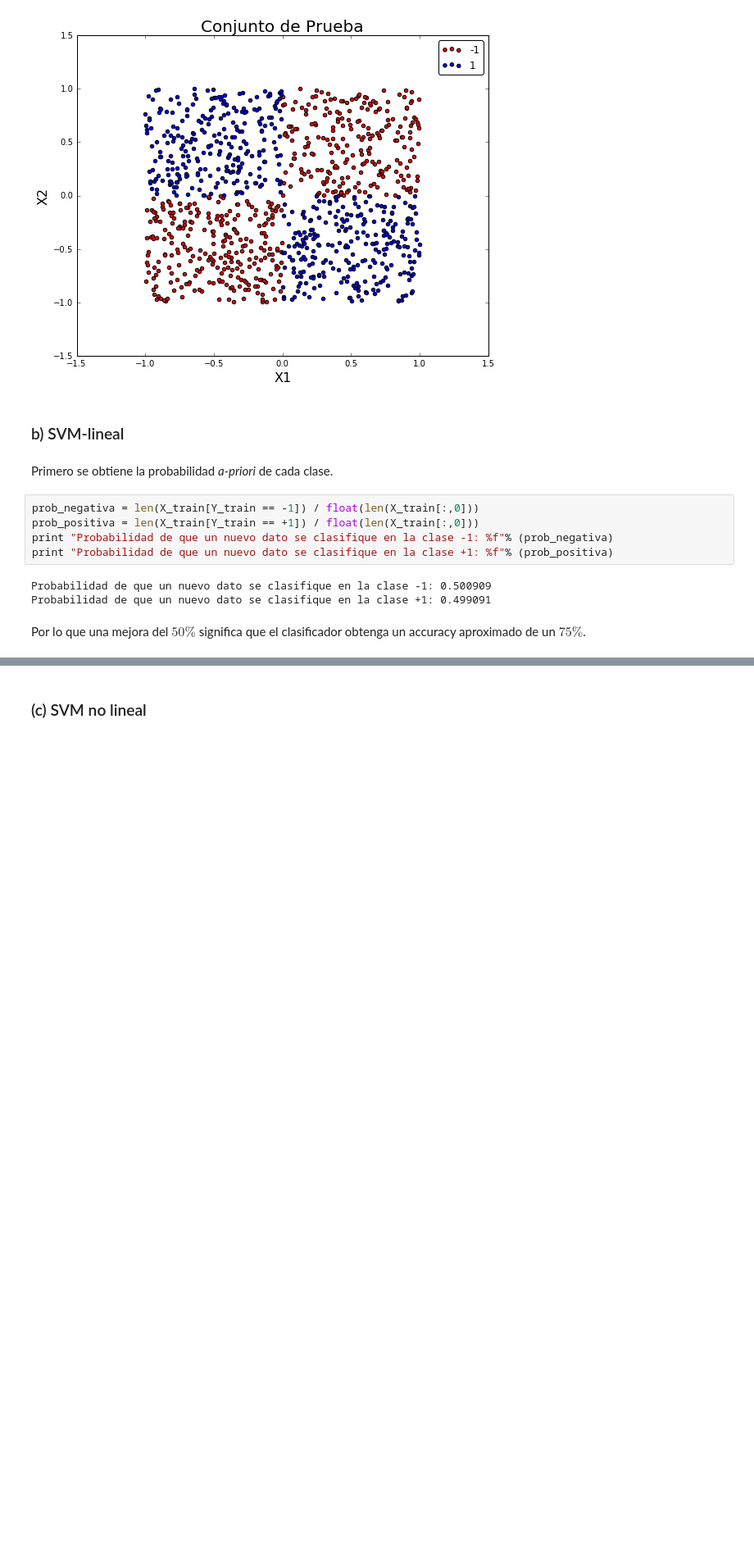
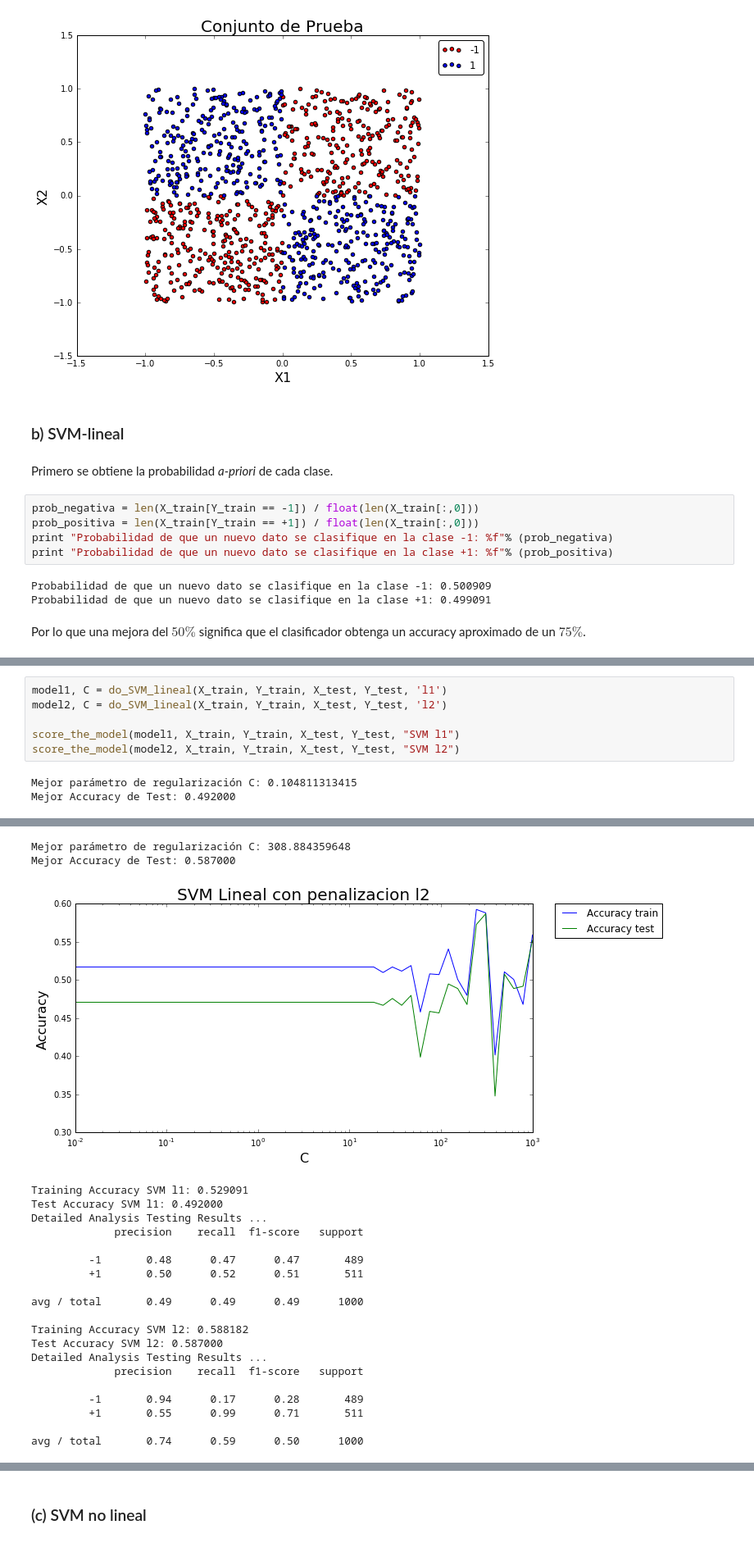
Before and after one commit to mazino/ML-Tarea1, a Jupyter notebook: ML-Tarea3/Pregunta 1/Pregunta 1.ipynb, the cells around one changed output, grey strips where cells are left out. Shown at 82% size. Saved outputs shown, nothing was run; the diff lists cells and outputs as text; blank space fills up the shorter version.

```diff
--- a/ML-Tarea3/Pregunta 1/Pregunta 1.ipynb
+++ b/ML-Tarea3/Pregunta 1/Pregunta 1.ipynb
@@ -179,0 +150,9 @@ avg / total       0.78      0.66      0.62      1000
+# %%
+model1, C = do_SVM_lineal(X_train, Y_train, X_test, Y_test, 'l1')
+model2, C = do_SVM_lineal(X_train, Y_train, X_test, Y_test, 'l2')
+
+score_the_model(model1, X_train, Y_train, X_test, Y_test, "SVM l1")
+score_the_model(model2, X_train, Y_train, X_test, Y_test, "SVM l2")
+# %% [output]
+Mejor parámetro de regularización C: 0.104811313415
+Mejor Accuracy de Test: 0.492000
@@ -180 +160,23 @@ avg / total       0.78      0.66      0.62      1000
+Mejor parámetro de regularización C: 308.884359648
+Mejor Accuracy de Test: 0.587000
+[figure, added]
+Training Accuracy SVM l1: 0.529091
+Test Accuracy SVM l1: 0.492000
+Detailed Analysis Testing Results ...
+             precision    recall  f1-score   support
+
+         -1       0.48      0.47      0.47       489
+         +1       0.50      0.52      0.51       511
+
+avg / total       0.49      0.49      0.49      1000
+
+Training Accuracy SVM l2: 0.588182
+Test Accuracy SVM l2: 0.587000
+Detailed Analysis Testing Results ...
+             precision    recall  f1-score   support
+
+         -1       0.94      0.17      0.28       489
+         +1       0.55      0.99      0.71       511
+
+avg / total       0.74      0.59      0.50      1000
 # %%
```
Also changed, not shown: parts of 22 cells of this notebook.
